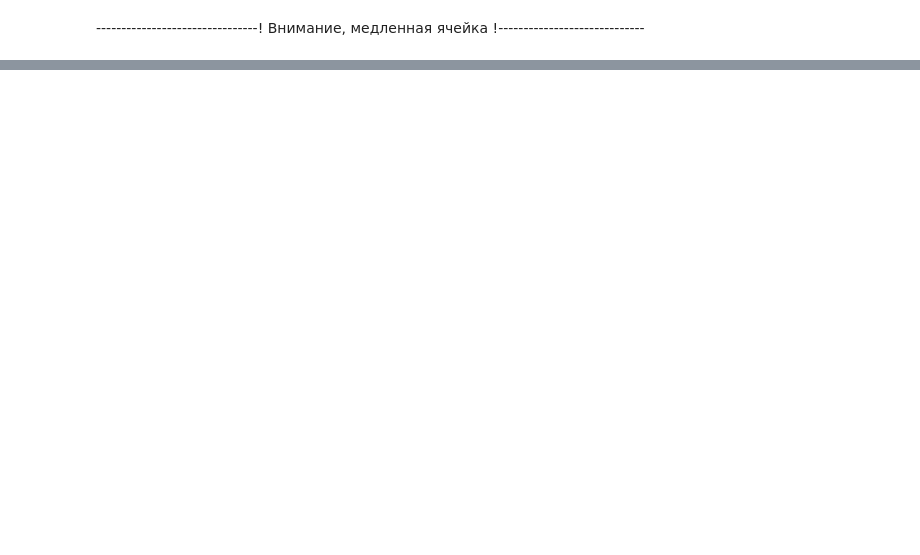
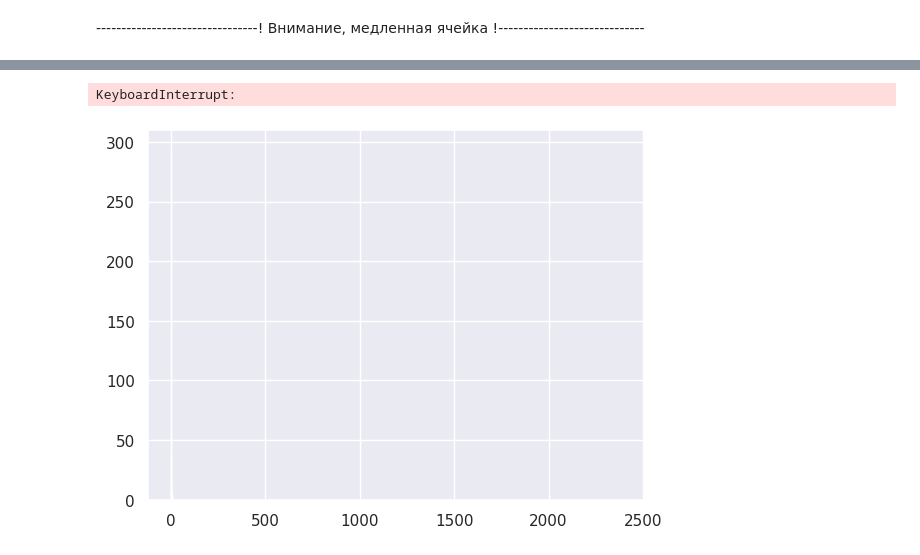
Before and after one commit to vahahahart/hackathon_team_3, a Jupyter notebook: main.ipynb, the cells around one changed output, grey strips where cells are left out. Drawn from its saved outputs; the diff is of its cells as text; code cells hidden in the pictures; blank space fills up the shorter version.

```diff
--- a/main.ipynb
+++ b/main.ipynb
@@ -693,0 +711,5 @@ plot = sns.pairplot(df_dummy[num_cols_final], diag_kind='kde')
+# %%
+sns.histplot(df_dummy['fold_increase_in_antibacterial_activity (%)'])
+# %% [output]
+KeyboardInterrupt:
+[figure, added]
```
Also changed, not shown: parts of 12 cells of this notebook.
